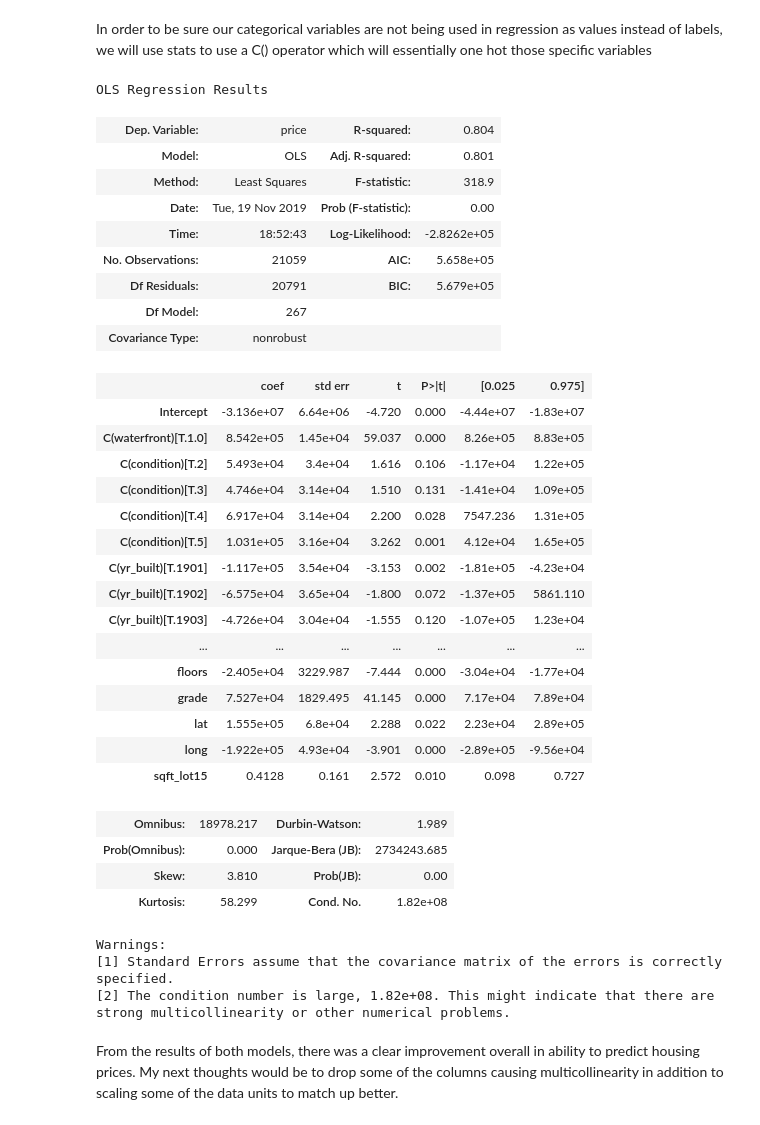
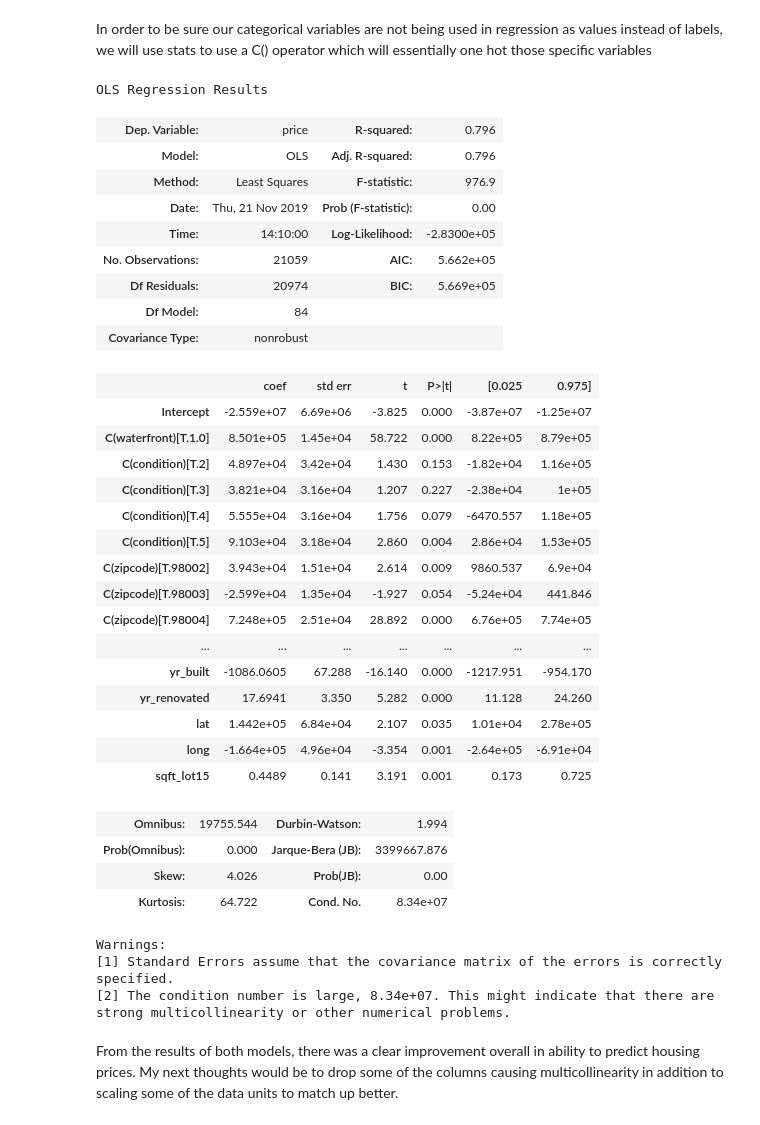
Before and after one commit to alexanderjohnny/dsc-v2-mod1-final-project-online-ds-pt-100719, a Jupyter notebook: ALEX_BEAT_mod1project_nb.ipynb, the cells around one changed output. Drawn from its saved outputs; the diff is of its cells as text; code cells hidden in the pictures.

```diff
--- a/ALEX_BEAT_mod1project_nb.ipynb
+++ b/ALEX_BEAT_mod1project_nb.ipynb
@@ -1138,48 +1143,49 @@ strong multicollinearity or other numerical problems.
 In order to be sure our categorical variables are not being used in regression as values instead of labels, we will use stats to use a C() operator which will essentially one hot those specific variables
 # %%
 # create model using list of predictors by typing them all out.
+# removed sqft lot
 outcome = 'price'
-x_cols = ['bedrooms', 'bathrooms', 'sqft_living', 'sqft_lot', 'floors',
-       'C(waterfront)', 'C(condition)', 'grade', 'C(yr_built)', 'C(yr_renovated)',
+x_cols = ['bedrooms', 'bathrooms', 'sqft_living', 'floors',
+       'C(waterfront)', 'C(condition)', 'grade', 'yr_built', 'yr_renovated',
        'C(zipcode)', 'lat', 'long', 'sqft_lot15']
 predictors = '+'.join(x_cols)
 formula = outcome + '~' + predictors
 model = smf.ols(formula=formula, data=df_filtered1).fit()
 model.summary()
 # %% [output]
 OLS Regression Results
-| Dep. Variable: | price | R-squared: | 0.804 |
-| Model: | OLS | Adj. R-squared: | 0.801 |
-| Method: | Least Squares | F-statistic: | 318.9 |
-| Date: | Tue, 19 Nov 2019 | Prob (F-statistic): | 0.00 |
-| Time: | 18:52:43 | Log-Likelihood: | -2.8262e+05 |
-| No. Observations: | 21059 | AIC: | 5.658e+05 |
-| Df Residuals: | 20791 | BIC: | 5.679e+05 |
-| Df Model: | 267 |  |  |
+| Dep. Variable: | price | R-squared: | 0.796 |
+| Model: | OLS | Adj. R-squared: | 0.796 |
+| Method: | Least Squares | F-statistic: | 976.9 |
+| Date: | Thu, 21 Nov 2019 | Prob (F-statistic): | 0.00 |
+| Time: | 14:10:00 | Log-Likelihood: | -2.8300e+05 |
+| No. Observations: | 21059 | AIC: | 5.662e+05 |
+| Df Residuals: | 20974 | BIC: | 5.669e+05 |
+| Df Model: | 84 |  |  |
 | Covariance Type: | nonrobust |  |  |
 |  | coef | std err | t | P>|t| | [0.025 | 0.975] |
-| Intercept | -3.136e+07 | 6.64e+06 | -4.720 | 0.000 | -4.44e+07 | -1.83e+07 |
-| C(waterfront)[T.1.0] | 8.542e+05 | 1.45e+04 | 59.037 | 0.000 | 8.26e+05 | 8.83e+05 |
-| C(condition)[T.2] | 5.493e+04 | 3.4e+04 | 1.616 | 0.106 | -1.17e+04 | 1.22e+05 |
-| C(condition)[T.3] | 4.746e+04 | 3.14e+04 | 1.510 | 0.131 | -1.41e+04 | 1.09e+05 |
-| C(condition)[T.4] | 6.917e+04 | 3.14e+04 | 2.200 | 0.028 | 7547.236 | 1.31e+05 |
-| C(condition)[T.5] | 1.031e+05 | 3.16e+04 | 3.262 | 0.001 | 4.12e+04 | 1.65e+05 |
-| C(yr_built)[T.1901] | -1.117e+05 | 3.54e+04 | -3.153 | 0.002 | -1.81e+05 | -4.23e+04 |
-| C(yr_built)[T.1902] | -6.575e+04 | 3.65e+04 | -1.800 | 0.072 | -1.37e+05 | 5861.110 |
-| C(yr_built)[T.1903] | -4.726e+04 | 3.04e+04 | -1.555 | 0.120 | -1.07e+05 | 1.23e+04 |
+| Intercept | -2.559e+07 | 6.69e+06 | -3.825 | 0.000 | -3.87e+07 | -1.25e+07 |
+| C(waterfront)[T.1.0] | 8.501e+05 | 1.45e+04 | 58.722 | 0.000 | 8.22e+05 | 8.79e+05 |
+| C(condition)[T.2] | 4.897e+04 | 3.42e+04 | 1.430 | 0.153 | -1.82e+04 | 1.16e+05 |
+| C(condition)[T.3] | 3.821e+04 | 3.16e+04 | 1.207 | 0.227 | -2.38e+04 | 1e+05 |
+| C(condition)[T.4] | 5.555e+04 | 3.16e+04 | 1.756 | 0.079 | -6470.557 | 1.18e+05 |
+| C(condition)[T.5] | 9.103e+04 | 3.18e+04 | 2.860 | 0.004 | 2.86e+04 | 1.53e+05 |
+| C(zipcode)[T.98002] | 3.943e+04 | 1.51e+04 | 2.614 | 0.009 | 9860.537 | 6.9e+04 |
+| C(zipcode)[T.98003] | -2.599e+04 | 1.35e+04 | -1.927 | 0.054 | -5.24e+04 | 441.846 |
+| C(zipcode)[T.98004] | 7.248e+05 | 2.51e+04 | 28.892 | 0.000 | 6.76e+05 | 7.74e+05 |
 | ... | ... | ... | ... | ... | ... | ... |
-| floors | -2.405e+04 | 3229.987 | -7.444 | 0.000 | -3.04e+04 | -1.77e+04 |
-| grade | 7.527e+04 | 1829.495 | 41.145 | 0.000 | 7.17e+04 | 7.89e+04 |
-| lat | 1.555e+05 | 6.8e+04 | 2.288 | 0.022 | 2.23e+04 | 2.89e+05 |
-| long | -1.922e+05 | 4.93e+04 | -3.901 | 0.000 | -2.89e+05 | -9.56e+04 |
-| sqft_lot15 | 0.4128 | 0.161 | 2.572 | 0.010 | 0.098 | 0.727 |
+| yr_built | -1086.0605 | 67.288 | -16.140 | 0.000 | -1217.951 | -954.170 |
+| yr_renovated | 17.6941 | 3.350 | 5.282 | 0.000 | 11.128 | 24.260 |
+| lat | 1.442e+05 | 6.84e+04 | 2.107 | 0.035 | 1.01e+04 | 2.78e+05 |
+| long | -1.664e+05 | 4.96e+04 | -3.354 | 0.001 | -2.64e+05 | -6.91e+04 |
+| sqft_lot15 | 0.4489 | 0.141 | 3.191 | 0.001 | 0.173 | 0.725 |
-| Omnibus: | 18978.217 | Durbin-Watson: | 1.989 |
-| Prob(Omnibus): | 0.000 | Jarque-Bera (JB): | 2734243.685 |
-| Skew: | 3.810 | Prob(JB): | 0.00 |
-| Kurtosis: | 58.299 | Cond. No. | 1.82e+08 |
+| Omnibus: | 19755.544 | Durbin-Watson: | 1.994 |
+| Prob(Omnibus): | 0.000 | Jarque-Bera (JB): | 3399667.876 |
+| Skew: | 4.026 | Prob(JB): | 0.00 |
+| Kurtosis: | 64.722 | Cond. No. | 8.34e+07 |
 Warnings:
 [1] Standard Errors assume that the covariance matrix of the errors is correctly specified.
-[2] The condition number is large, 1.82e+08. This might indicate that there are
+[2] The condition number is large, 8.34e+07. This might indicate that there are
 strong multicollinearity or other numerical problems.
 # %%
 # In this model there is an R2 value of 0.804. Much better fit.
```
Also changed, not shown: parts of 30 cells of this notebook.
